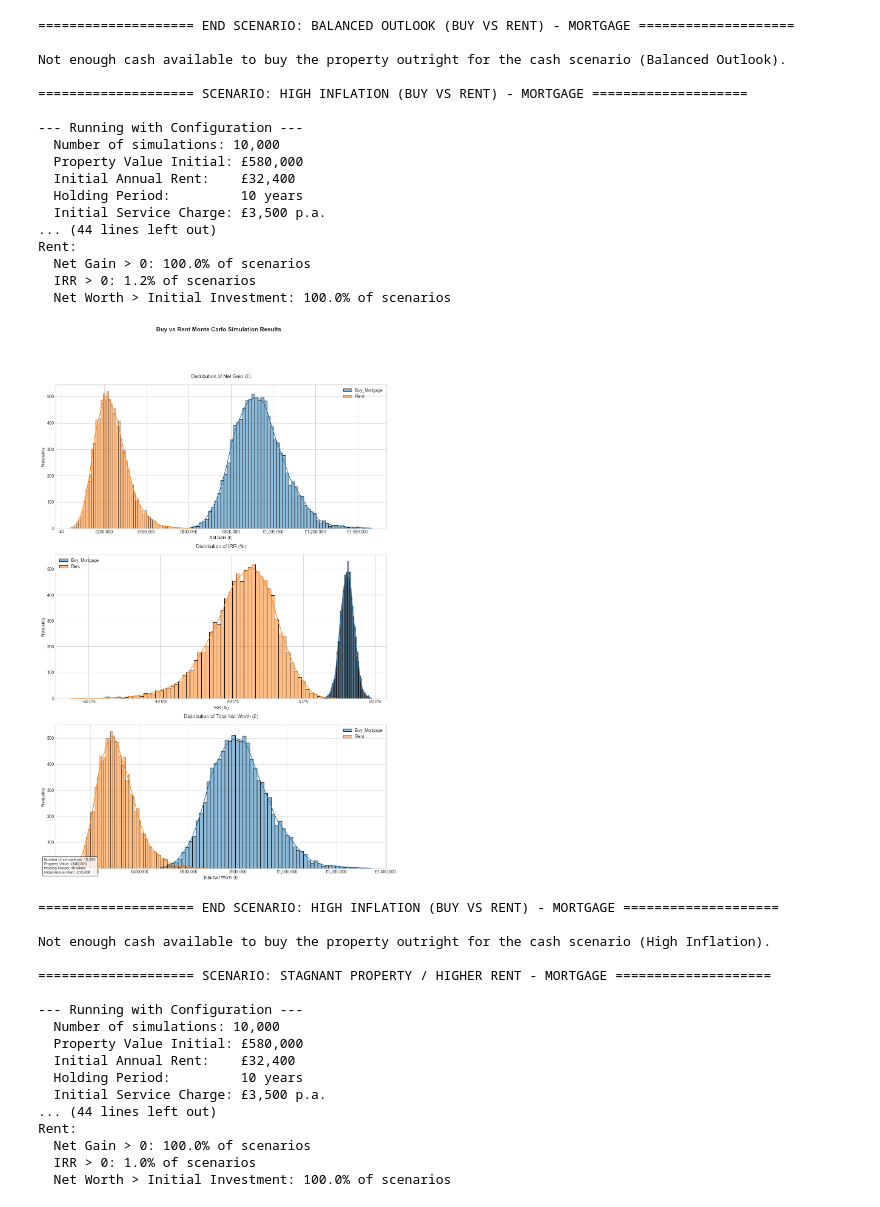
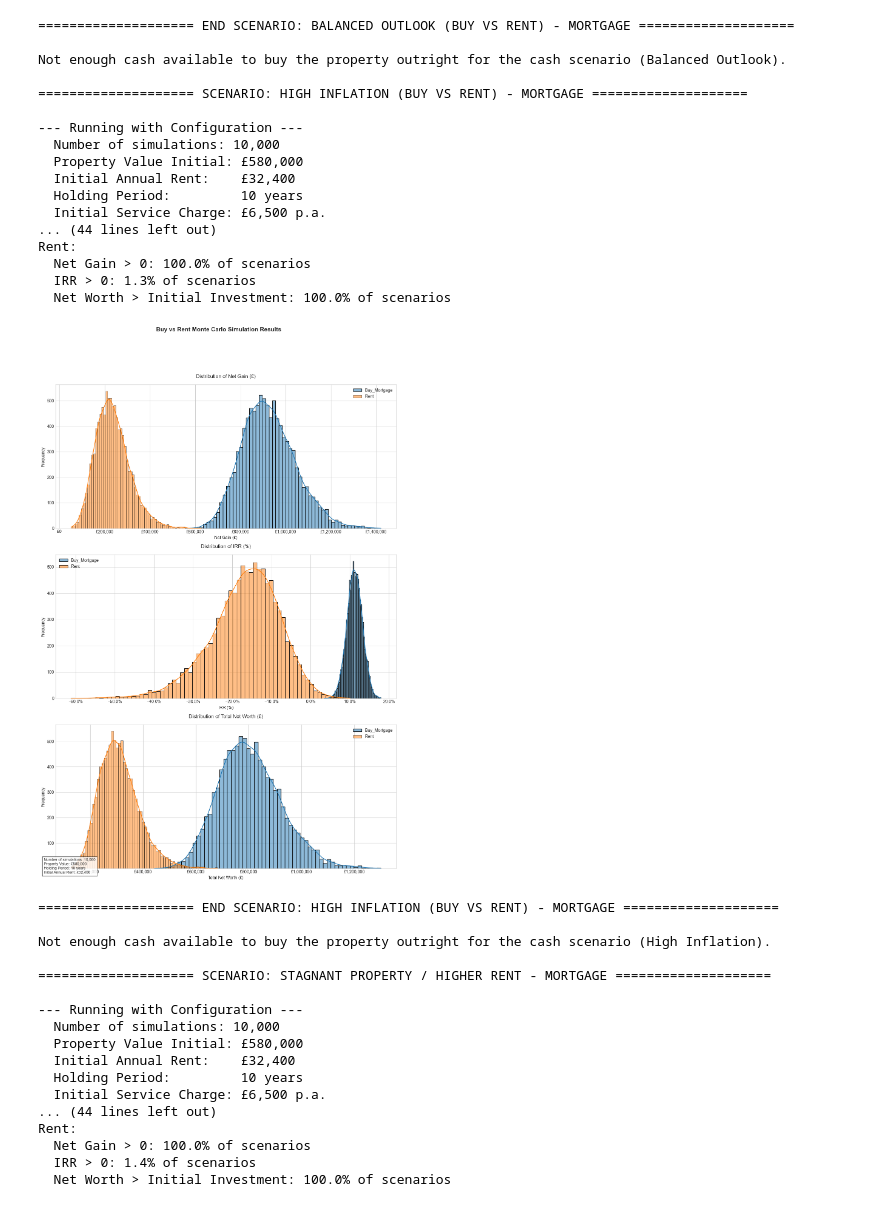
Before and after one commit to Joe-SC/mortgage_stuff, a Jupyter notebook: buy_vs_rent.ipynb, the cells around one changed output. Saved outputs shown, nothing was run; the diff lists cells and outputs as text; code cells hidden in the pictures.

Commit message:
Update buy_vs_rent notebook with revised simulation parameters and results; adjust service charge and inflation rates for more accurate analysis

```diff
--- a/buy_vs_rent.ipynb
+++ b/buy_vs_rent.ipynb
@@ -51,7 +51,7 @@ dist_br1_assumptions = {
     "prop_app_mean": 0.03, "prop_app_std_dev": 0.05,    # For buying
     "alt_inv_mean": 0.05, "alt_inv_std_dev": 0.08,     # For renting (investing the cash)
     "sc_inf_mean": 0.01, "sc_inf_std_dev": 0.03,   # For buying
-    "rent_inf_mean": 0.06, "rent_inf_std_dev": 0.02,   # For renting
+    "rent_inf_mean": 0.10, "rent_inf_std_dev": 0.04,   # For renting
     "mortgage_rate_mean": 0.045, "mortgage_rate_std_dev": 0.015  # For mortgage rates
 }
 
@@ -81,7 +81,7 @@ config_br2_overrides = {
     "property_value_initial": PROPERTY_VALUE_INITIAL,
     "initial_annual_rent": RENT_PCM * 12,
     "holding_period_years": HOLDING_PERIOD_YEARS,
-    "service_charge_annual_initial": 3500.0,
+    "service_charge_annual_initial": 6500.0,
     "mortgage_term_years": 25,
     "loan_to_value_ratio": 0.75,
     "mortgage_interest_rate_annual": 0.045,
@@ -122,7 +122,7 @@ config_br3_overrides = {
     "property_value_initial": PROPERTY_VALUE_INITIAL,
     "initial_annual_rent": RENT_PCM * 12,
     "holding_period_years": HOLDING_PERIOD_YEARS,
-    "service_charge_annual_initial": 3500.0,
+    "service_charge_annual_initial": 6500.0,
     "mortgage_term_years": 25,
     "loan_to_value_ratio": 0.75,
     "mortgage_interest_rate_annual": 0.045,
@@ -132,7 +132,7 @@ dist_br3_assumptions = {
     "prop_app_mean": 0, "prop_app_std_dev": 0.05,    # For buying
     "alt_inv_mean": 0.045, "alt_inv_std_dev": 0.08,     # For renting (investing the cash)
     "sc_inf_mean": 0.01, "sc_inf_std_dev": 0.03,   # For buying
-    "rent_inf_mean": 0.10, "rent_inf_std_dev": 0.02,   # For renting
+    "rent_inf_mean": 0.10, "rent_inf_std_dev": 0.04,   # For renting
     "mortgage_rate_mean": 0.045, "mortgage_rate_std_dev": 0.015  # For mortgage rates
 }
 
@@ -164,7 +164,7 @@ config_br4_overrides = {
     "property_value_initial": PROPERTY_VALUE_INITIAL,
     "initial_annual_rent": RENT_PCM * 12,
     "holding_period_years": HOLDING_PERIOD_YEARS,
-    "service_charge_annual_initial": 3500.0,
+    "service_charge_annual_initial": 6500.0,
     "mortgage_term_years": 25,
     "loan_to_value_ratio": 0.75,
     "mortgage_interest_rate_annual": 0.045,
@@ -174,7 +174,7 @@ dist_br4_assumptions = {
     "prop_app_mean": 0.07, "prop_app_std_dev": 0.05,    # For buying
     "alt_inv_mean": 0.05, "alt_inv_std_dev": 0.08,     # For renting (investing the cash)
     "sc_inf_mean": 0.01, "sc_inf_std_dev": 0.03,   # For buying
-    "rent_inf_mean": 0.10, "rent_inf_std_dev": 0.02,   # For renting
+    "rent_inf_mean": 0.10, "rent_inf_std_dev": 0.04,   # For renting
     "mortgage_rate_mean": 0.045, "mortgage_rate_std_dev": 0.015  # For mortgage rates
 }
 
@@ -225,21 +225,21 @@ Rent:
 ==================== END SCENARIO: BALANCED OUTLOOK (BUY VS RENT) - MORTGAGE ====================
 
 Not enough cash available to buy the property outright for the cash scenario (Balanced Outlook).
 
 ==================== SCENARIO: HIGH INFLATION (BUY VS RENT) - MORTGAGE ====================
 
 --- Running with Configuration ---
   Number of simulations: 10,000
   Property Value Initial: £580,000
   Initial Annual Rent:    £32,400
   Holding Period:         10 years
-  Initial Service Charge: £3,500 p.a.
+  Initial Service Charge: £6,500 p.a.
 ... (44 lines left out)
 Rent:
   Net Gain > 0: 100.0% of scenarios
-  IRR > 0: 1.2% of scenarios
+  IRR > 0: 1.3% of scenarios
   Net Worth > Initial Investment: 100.0% of scenarios
-[figure, old version]
+[figure, new version]
 ==================== END SCENARIO: HIGH INFLATION (BUY VS RENT) - MORTGAGE ====================
 
 Not enough cash available to buy the property outright for the cash scenario (High Inflation).
@@ -251,9 +251,9 @@ Not enough cash available to buy the property outright for the cash scenario (Hi
   Property Value Initial: £580,000
   Initial Annual Rent:    £32,400
   Holding Period:         10 years
-  Initial Service Charge: £3,500 p.a.
+  Initial Service Charge: £6,500 p.a.
 ... (44 lines left out)
 Rent:
   Net Gain > 0: 100.0% of scenarios
-  IRR > 0: 1.0% of scenarios
+  IRR > 0: 1.4% of scenarios
   Net Worth > Initial Investment: 100.0% of scenarios
```
Also changed, not shown: parts of 1 cell of this notebook.
